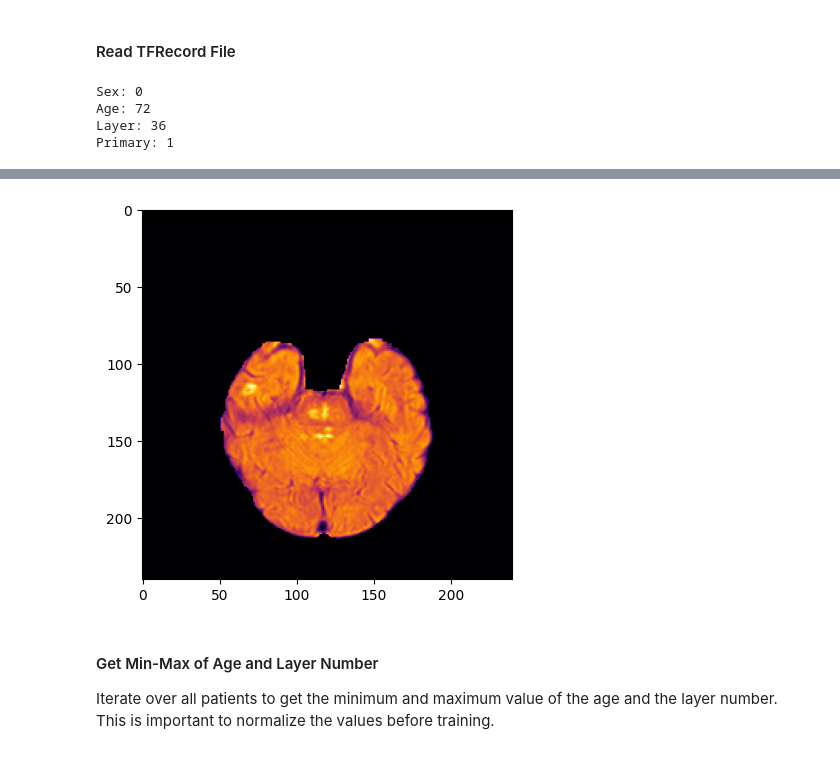
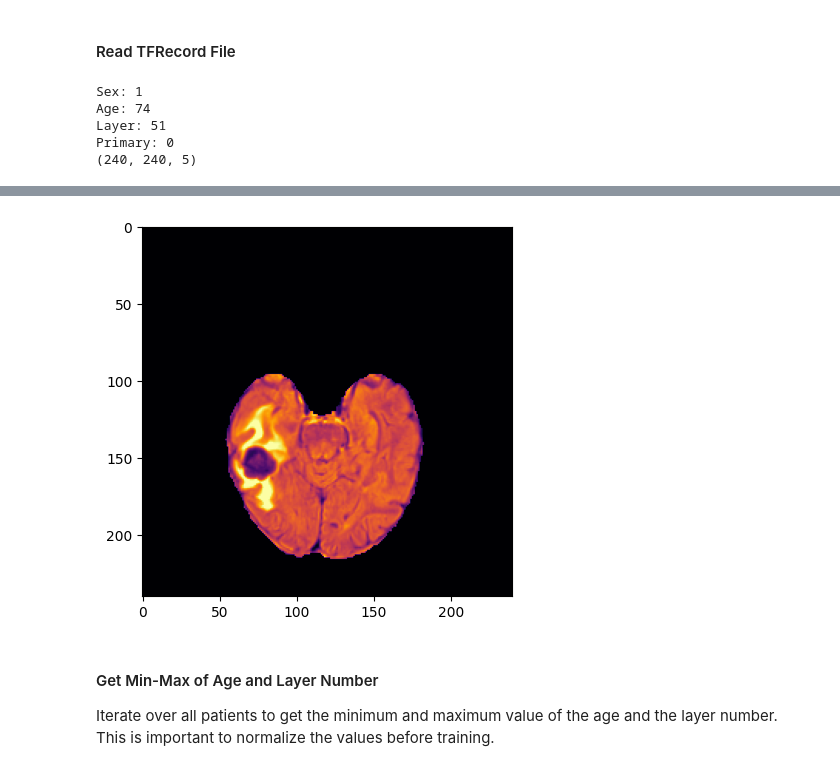
Before and after one commit to LennartPhil/Brain_Mets_Classification, a Jupyter notebook: notebooks/AI/data_preparation.ipynb, the cells around one changed output, grey strips where cells are left out. Drawn from its saved outputs; the diff is of its cells as text; code cells hidden in the pictures.

```diff
--- a/notebooks/AI/data_preparation.ipynb
+++ b/notebooks/AI/data_preparation.ipynb
@@ -1544,9 +1611,9 @@ found 17 leasion(s) and 17 layers in patient sub-01804484
 # %% [markdown]
 #### Read TFRecord File
 # %%
-path_to_testing_tfr = "/Users/LennartPhilipp/Desktop/Uni/Prowiss/Datensatz_RGB/regensburg_slices_tfrecords/all_pats_single_slice_gray/sub-01707275/sub-01707275_0.tfrecord"
+path_to_testing_tfr = "/Users/LennartPhilipp/Desktop/Uni/Prowiss/Datensatz_RGB/regensburg_slices_tfrecords/all_pats_single_slice_gray/sub-01957247/sub-01957247_0.tfrecord"
 
-num_images = 4
+num_images = 5 # 4 sequences + 1 mask
 
 feature_description = {
     "image": tf.io.FixedLenFeature([240, 240, num_images], tf.float32),
@@ -1575,13 +1642,15 @@ for image, sex, age, layer, primary in test_image:
     print(f"Layer: {layer.numpy()}")
     print(f"Primary: {primary.numpy()}")
     numpy_image = image.numpy()
+    print(numpy_image.shape)
     plt.imshow(numpy_image[:,:,3], cmap = "inferno")
 
 # sex
 # m = 1, 0
 # f = 0, 1
 # %% [output]
-Sex: 0
-Age: 72
-Layer: 36
-Primary: 1
+Sex: 1
+Age: 74
+Layer: 51
+Primary: 0
+(240, 240, 5)
@@ -1589,4 +1657,4 @@ Primary: 1
-[figure, old version]
+[figure, new version]
 # %% [markdown]
 #### Get Min-Max of Age and Layer Number
 Iterate over all patients to get the minimum and maximum value of the age and the layer number. This is important to normalize the values before training.
```
Also changed, not shown: parts of 9 cells of this notebook.
